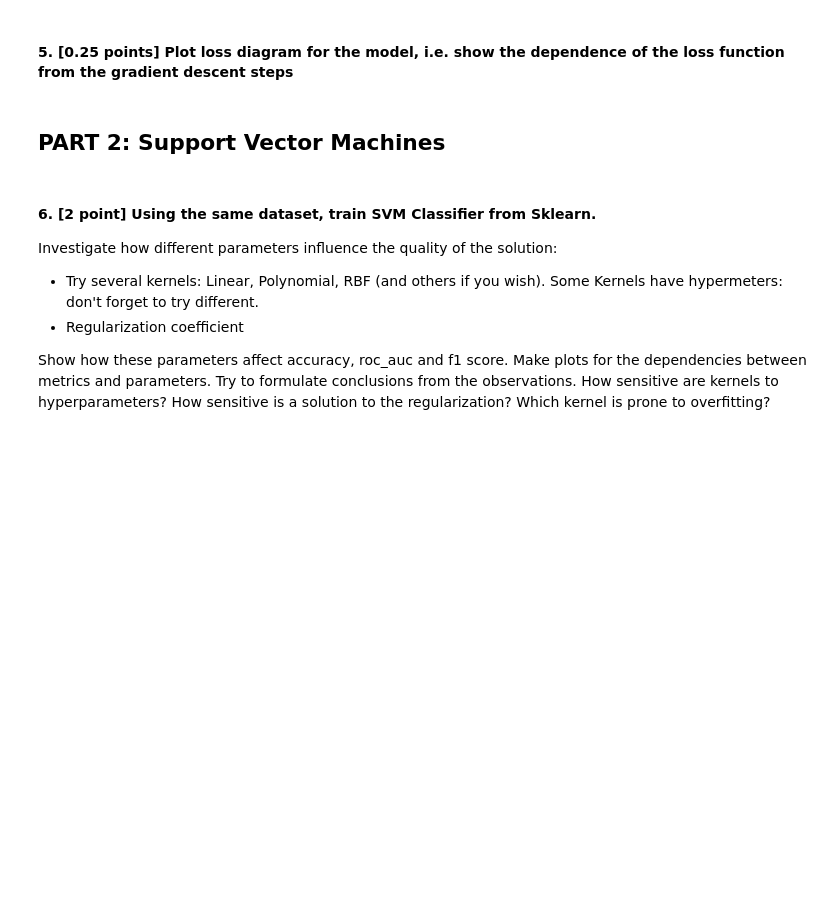
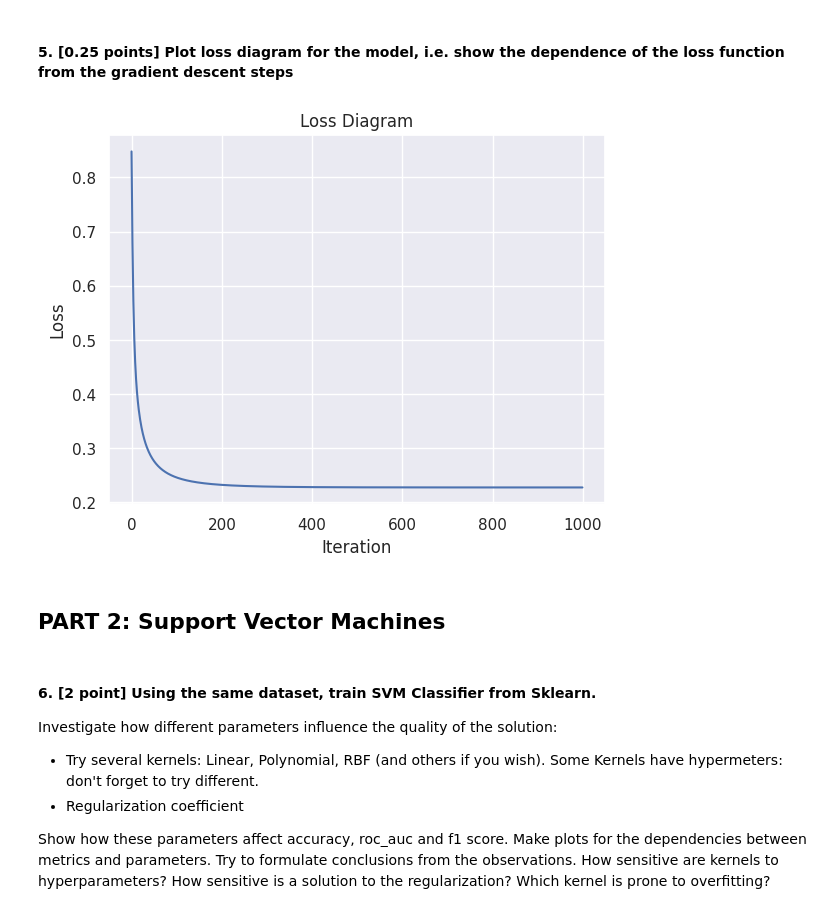
Before and after one commit to badmgoga/ML, a Jupyter notebook: HSE/3 домашка/HW3_v8.ipynb, the cells around one changed output. Cells and saved outputs as stored; diff of their text form; code cells hidden in the pictures; blank space fills up the shorter version.

```diff
--- a/HSE/3 домашка/HW3_v8.ipynb
+++ b/HSE/3 домашка/HW3_v8.ipynb
@@ -35,18 +35,21 @@ $$ \nabla_w L(w, w_0) = \sum_{i=1}^{N}(\sigma{(w^\top x_i)} - y_i)x_i + \gamma_1
 # %% [markdown]
 #### 2. [0.25 points] Implement the Elastic Net loss (as a function)
+# %%
+def sigmoid(z):
+    return 1 / (1 + np.exp(-z))
 # %%
 def loss(X, y, w: List[float], gamma=1., beta=1.) -> float:
+    n = X.shape[0]
     w = np.array(w)
-    pred = w.T * X
-    sig = 1 / (1 + np.exp(-pred))
-
-    main_loss = np.sum(-y * np.log(sig) - (1 - y) * np.log(1 - sig))
+    z = np.dot(X, w)
+    pred = sigmoid(z)
+    log_loss = -np.mean(y * np.log(pred) + (1 - y) * np.log(1 - pred))
 
     l1 = gamma * np.sum(np.abs(w))
 
     l2 = beta * np.sum(w ** 2)
 
-    final_loss = main_loss + l1 + l2
+    final_loss = log_loss + l1 + l2
     return final_loss
 # %% [markdown]
 #### 3. [0.25 points] Implement the gradient (as a function)
@@ -54,25 +57,13 @@ def loss(X, y, w: List[float], gamma=1., beta=1.) -> float:
 def get_grad(X, y, w: List[float], gamma=1., beta=1.) -> Tuple[List[float], float]:
     w = np.array(w)
 
-    w = np.array(w)
+    z = X @ w
+    y_pred = sigmoid(z)
+    error = y_pred - y
 
-    N = X.shape[0]
+    grad_w = X.T @ error
 
-    pred = w.T * X
-
-    sig = 1 / (1 + np.exp(-pred))
-
-    error = sig - y
-    grad_logistic = error * X
-
-    grad_l1 = gamma * np.sign(w)
-
-    grad_l2 = 2 * beta * w
-
-    grad_w = grad_logistic + grad_l1 + grad_l2
-
-    return grad_w.tolist()
-
+    grad_w += gamma * np.sign(w) + 2 * beta * w
 
     return grad_w
 # %% [markdown]
@@ -160,3 +192,11 @@ NameError: name 'Logit' is not defined
+# %%
+plt.plot(model.loss_history)
+plt.xlabel('Iteration')
+plt.ylabel('Loss')
+plt.title('Loss Diagram')
+plt.show()
+# %% [output]
+[figure, added]
 # %% [markdown]
 ## PART 2: Support Vector Machines
 # %% [markdown]
```
Also changed, not shown: parts of 40 cells of this notebook, 18 other files.
